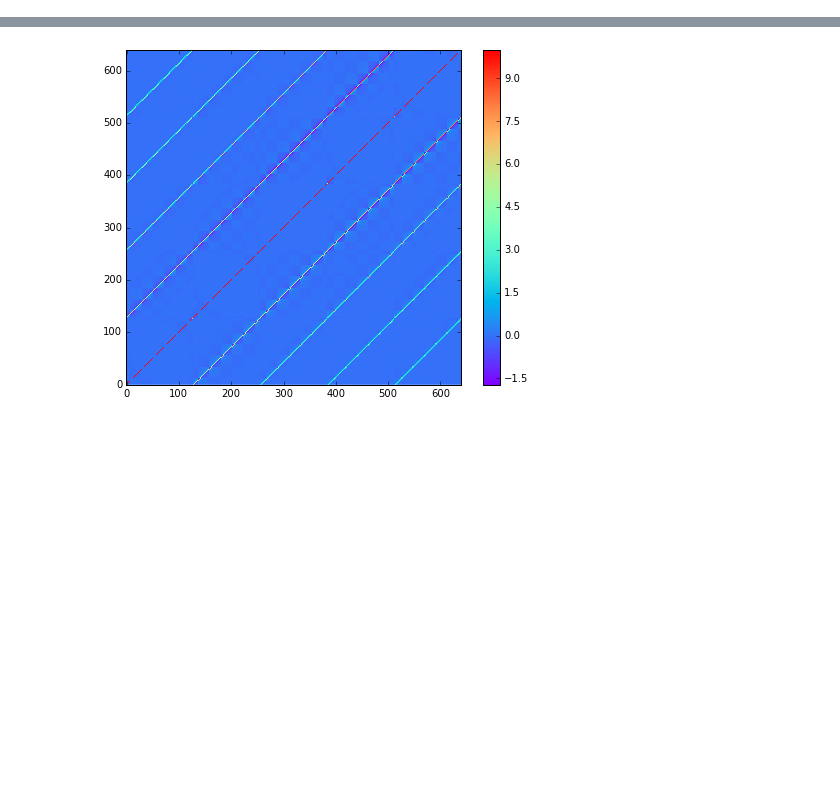
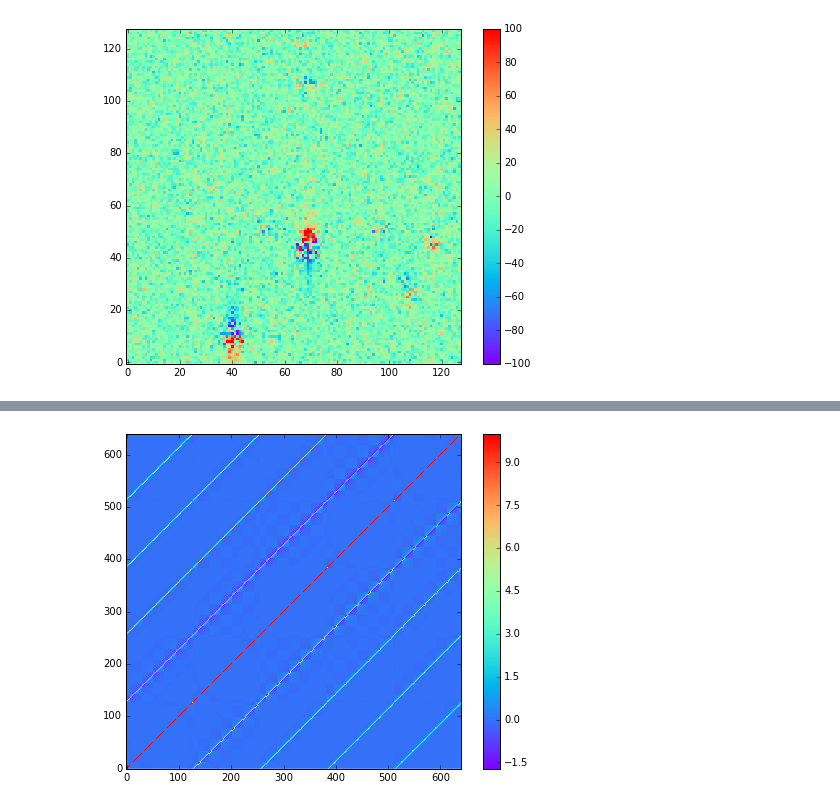
Before and after one commit to lsst-dm/experimental_DCR, a Jupyter notebook: DCR_1d_correction.ipynb, the cells around one changed output, grey strips where cells are left out. Saved outputs shown, nothing was run; the diff lists cells and outputs as text; code cells hidden in the pictures; blank space fills up the shorter version.

```diff
--- a/DCR_1d_correction.ipynb
+++ b/DCR_1d_correction.ipynb
@@ -53,0 +66,4 @@ self.build_matrix()
+# %%
+look(self.image_arr[1]-self.apply_template(elevation=self.elevation_arr[1],azimuth=0),range=[-1e2,1e2])
+# %% [output]
+[figure, added]
```
Also changed, not shown: parts of 7 cells of this notebook, 2 other files.
